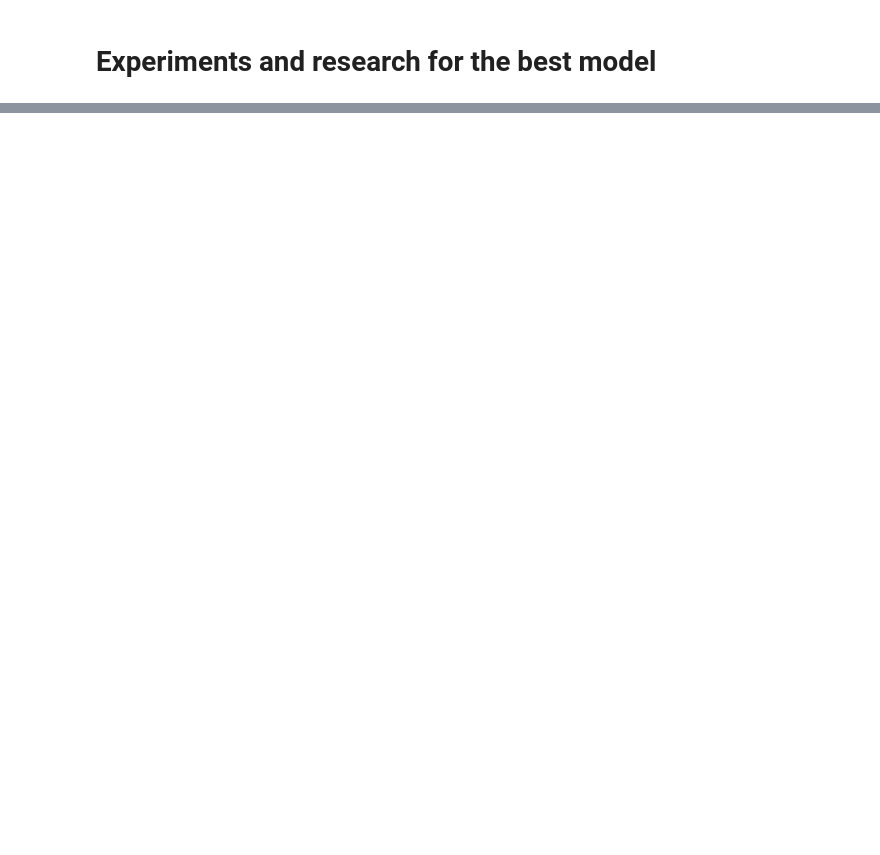
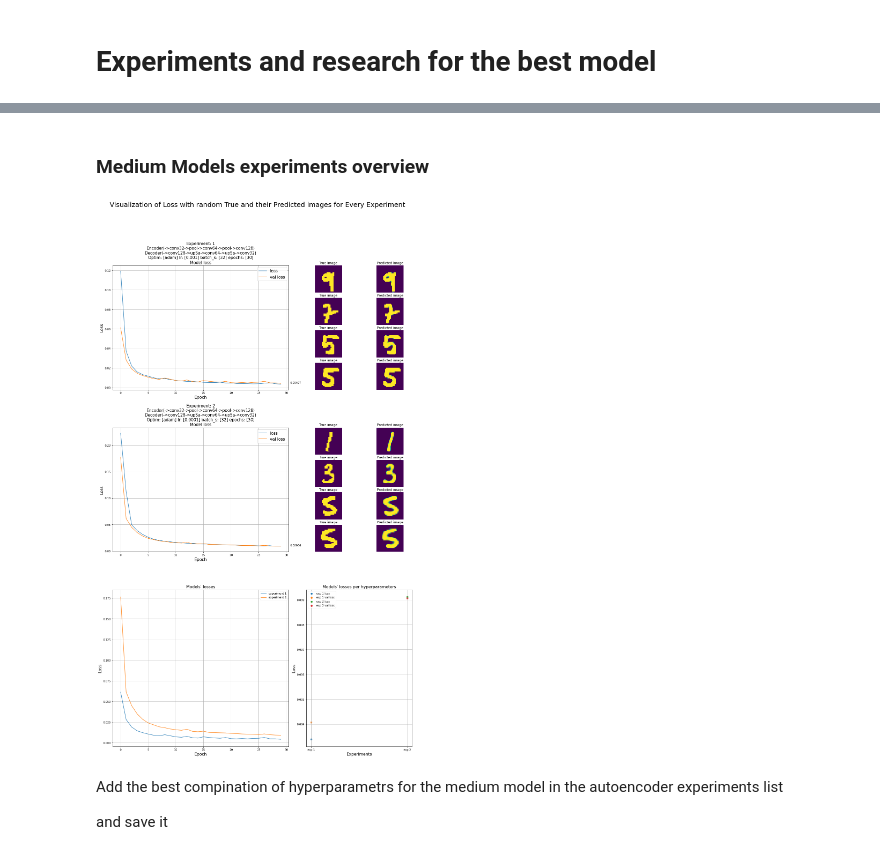
Before and after one commit to AGiannoutsos/Image_Classification_with_Convolutional_Autoencoder, a Jupyter notebook: experiments.ipynb, the cells around one changed output, grey strips where cells are left out. Saved outputs shown, nothing was run; the diff lists cells and outputs as text; code cells hidden in the pictures; blank space fills up the shorter version.

```diff
--- a/experiments.ipynb
+++ b/experiments.ipynb
@@ -22,0 +167,27 @@ configuration      model.py           test.py
+# %%
+medium_model_info = {"encoder_layers" : [["conv", 32, (3,3)],
+                                        ["pool", (2,2)],
+                                        ["conv", 64, (3,3)],
+                                        ["pool", (2,2)],
+                                        ["conv", 128, (3,3)]]
+                    ,
+                    "decoder_layers" :  [["conv", 128, (3,3)],
+                                        ["upSample", (2,2)],
+                                        ["conv", 64, (3,3)],
+                                        ["upSample", (2,2)],
+                                        ["conv", 32, (3,3)]]
+                    ,
+                    "optimizer" :       ["adam", 0.0001]
+                    ,
+                    "batch_size":       32
+                    ,
+                    "epochs" :          30
+                    }
+# get model
+medium_model = get_Autoencoder(medium_model_info, input_shape)
+# train it
+medium_model_history = train_Autoencoder(medium_model, medium_model_info, train_X)
+# save it
+medium_model_histories.append(medium_model_history)
+# plot it
+_ = autoencoder_visualization([medium_model_history], test_X)
@@ -22,0 +213,10 @@ configuration      model.py           test.py
+# %% [markdown]
+### Medium Models experiments overview
+# %%
+_ = autoencoder_visualization(medium_model_histories, test_X)
+# %% [output]
+[figure, added]
+# %% [markdown]
+Add the best compination of hyperparametrs for the medium model in the autoencoder experiments list
+
+and save it
```
Also changed, not shown: parts of 53 cells of this notebook.
